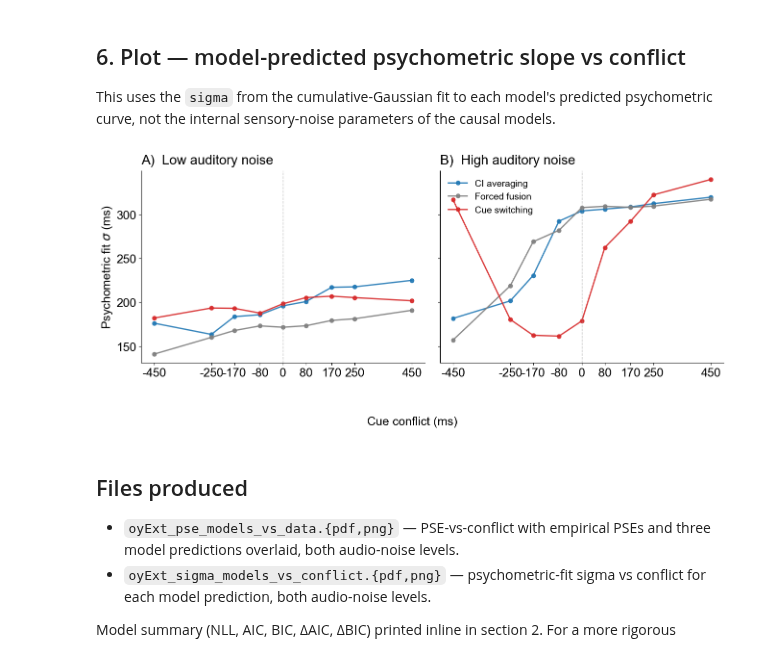
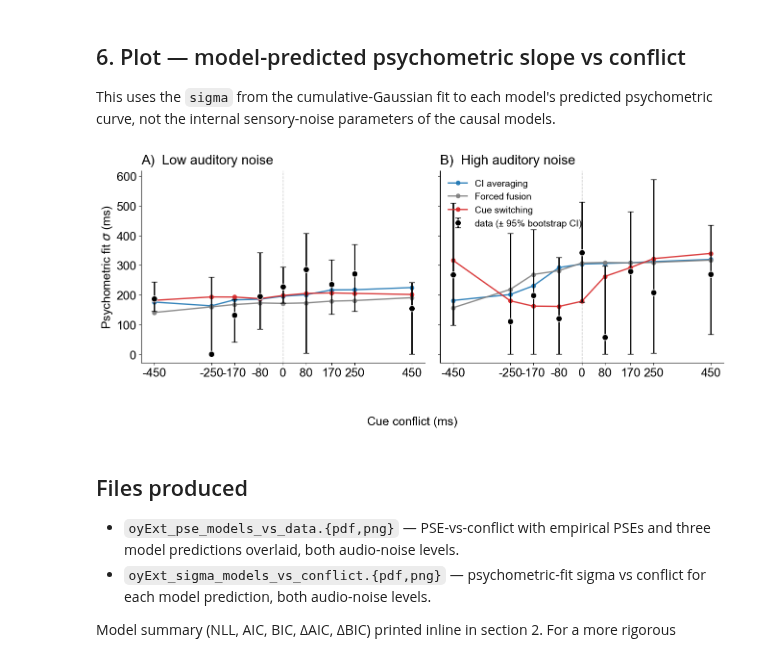
Before and after one commit to omeryildiran/av-dur-estimation, a Jupyter notebook: fitModels_oyExt.ipynb, the cells around one changed output. Cells and saved outputs as stored; diff of their text form; code cells hidden in the pictures.

```diff
--- a/fitModels_oyExt.ipynb
+++ b/fitModels_oyExt.ipynb
@@ -392,7 +392,7 @@ Within each (audNoise, conflict) cell, resample trials with replacement (`N_BOOT
 
 Default `N_BOOT = 500` — drop to 200 for a quick sanity check, raise to 1000 for tighter intervals.
 # %%
-N_BOOT = 500
+N_BOOT = 1000
 _rng = np.random.default_rng(0)
 
 
@@ -546,38 +546,38 @@ for idx, n in enumerate(noise_levels):
                 yerr=[np.maximum(0, y - ylo), np.maximum(0, yhi - y)],
                 fmt='o', color='black', ms=9, lw=2, capsize=4, capthick=1.4,
                 mfc='black', mec='white', mew=1.0,
-                label='data (PF fit ± 95% bootstrap CI)', zorder=5)
+                label='data (± 95% bootstrap CI)', zorder=5)
 
     for m in MODELS:
         pred = pred_by_model_noise[m][n].sort_values('conflict')
         ax.plot(pred['conflict'] * 1000, pred['sigma'] * 1000,
                 '-o', color=COLORS[m], lw=2, ms=6, alpha=0.9,
                 label=DISPLAY[m])
 
     cf_ms = sorted(set(int(round(c * 1000))
                        for c in emp['conflict']).union(
                        int(round(c * 1000))
                        for m in MODELS
                        for c in pred_by_model_noise[m][n]['conflict']))
     ax.axvline(0, color='#999999', linestyle='--', linewidth=1.0, alpha=0.7)
     ax.set_title(f'{panel_prefix[idx]}  {noise_labels[n]}',
                  fontsize=FONT_SIZE_TITLE, loc='left', pad=10)
     ax.spines['top'].set_visible(False)
     ax.spines['right'].set_visible(False)
     ax.set_xticks(cf_ms)
     ax.set_xticklabels([str(t) for t in cf_ms], fontsize=FONT_SIZE_LABEL - 4)
     ax.tick_params(labelsize=FONT_SIZE_LABEL)
     if idx == 1:
         ax.legend(fontsize=FONT_SIZE_LEGEND - 2, frameon=False, loc='upper left')
 
 axes[0].set_ylabel('Psychometric fit $\\sigma$ (ms)', fontsize=FONT_SIZE_LABEL)
 fig.supxlabel('Cue conflict (ms)', fontsize=FONT_SIZE_LABEL, x=0.5)
 plt.tight_layout(rect=(0, 0.05, 1.0, 1))
 fig.savefig('oyExt_sigma_models_vs_conflict.pdf', dpi=600, bbox_inches='tight')
 fig.savefig('oyExt_sigma_models_vs_conflict.png', dpi=300, bbox_inches='tight')
 plt.show()
 # %% [output]
-[figure, old version]
+[figure, new version]
 # %% [markdown]
 ## Files produced
 
```
Also changed, not shown: parts of 1 cell of this notebook, 2 other files.
